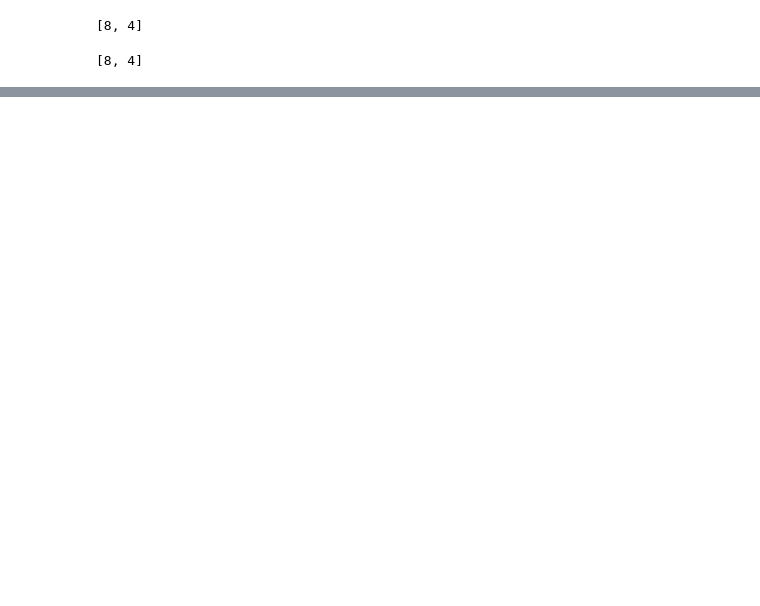
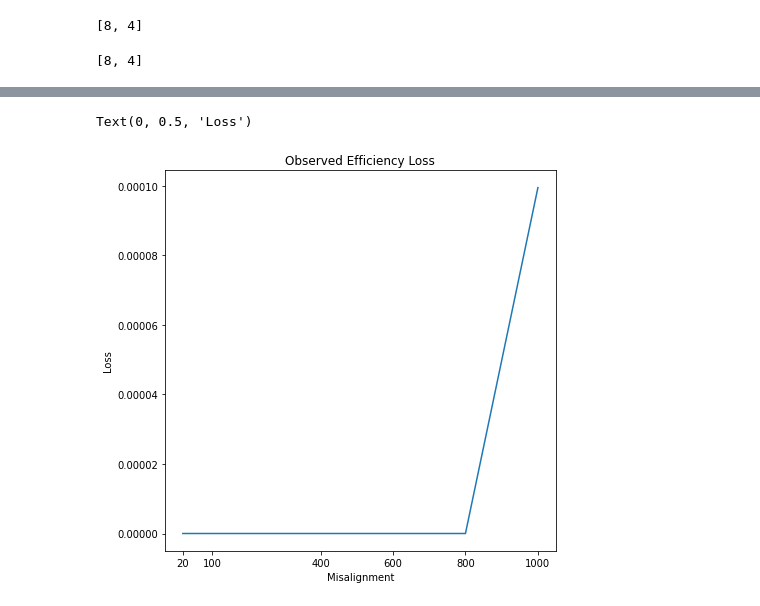
Before and after one commit to wantan244/exatrkx-ctd2020, a Jupyter notebook: notebooks/misaligned.ipynb, the cells around one changed output, grey strips where cells are left out. Cells and saved outputs as stored; diff of their text form; code cells hidden in the pictures; blank space fills up the shorter version.

```diff
--- a/notebooks/misaligned.ipynb
+++ b/notebooks/misaligned.ipynb
@@ -399,0 +418,11 @@ a[0][1].set_ylabel("Efficiency")
+# %%
+f5, a5 = plt.subplots(figsize=(7,7))
+x = [int(m) for m in mcm]
+a5.plot(x,obs_eff_loss)
+a5.set_title("Observed Efficiency Loss")
+a5.set_xticks([20,100,400,600,800,1000])
+a5.set_xlabel("Misalignment")
+a5.set_ylabel("Loss")
+# %% [output]
+Text(0, 0.5, 'Loss')
+[figure, added]
```
Also changed, not shown: parts of 23 cells of this notebook.
